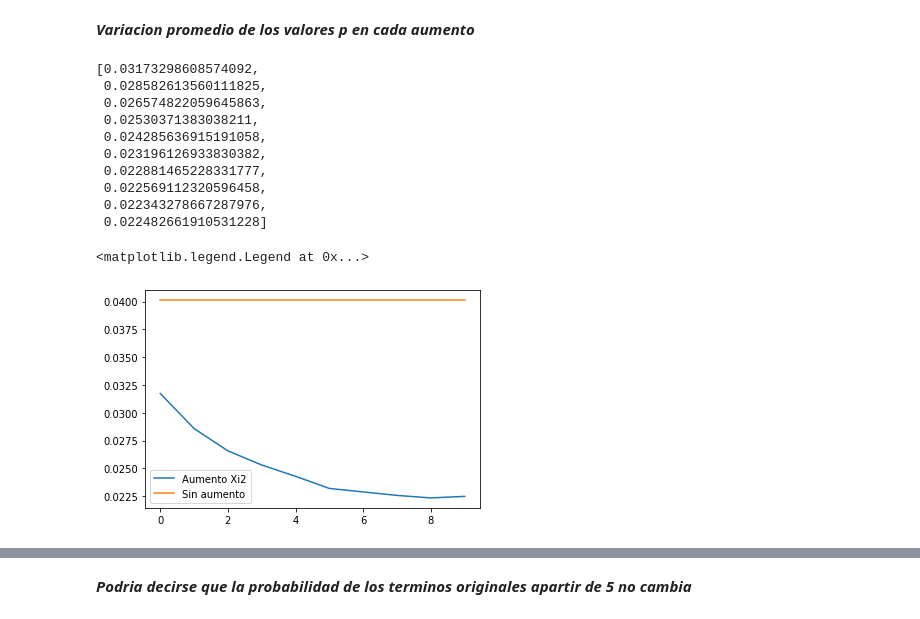
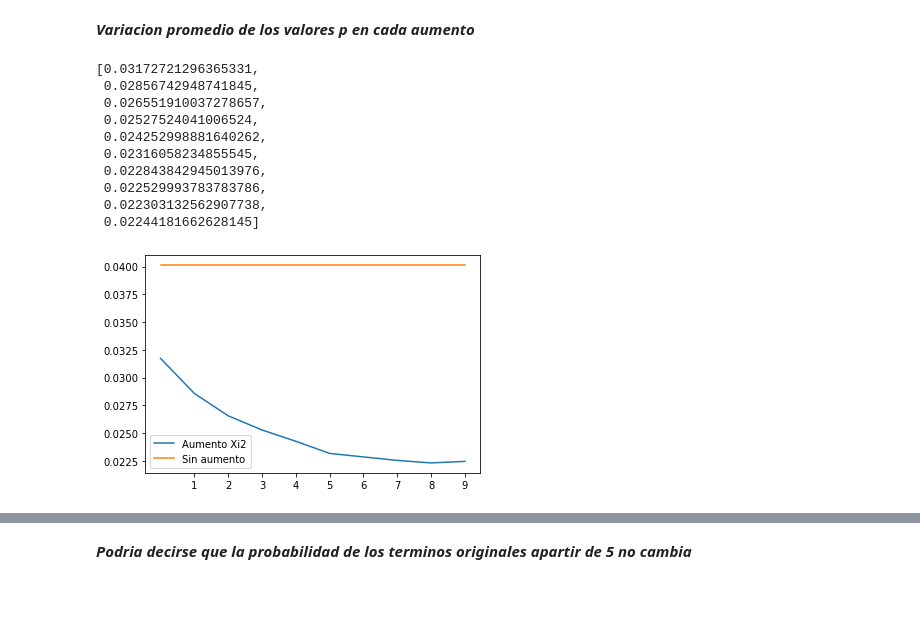
Before and after one commit to v1ktop/data_augmentation_for_author_profiling, a Jupyter notebook: notebooks/chi_cuadrada_analisis.ipynb, the cells around one changed output, grey strips where cells are left out. Cells and saved outputs as stored; diff of their text form; code cells hidden in the pictures.

```diff
--- a/notebooks/chi_cuadrada_analisis.ipynb
+++ b/notebooks/chi_cuadrada_analisis.ipynb
@@ -31,7 +23,7 @@ from word_level_da.classifier.svm_text import Svm_Text
 # %% [markdown]
 ## Clave del conjunto de datos
 # %%
-key="depresion18_drive"
+key="depresion18_local"
 # %%
 data_cls=Dataset(key=key, remove_end=True, chunking=True, doc_len=64, min_len=32)
 # %%
@@ -298,22 +329,22 @@ mean_pvalues=[values.pval.mean() for values in original_words_scores]
 # %%
 mean_pvalues
 # %% [output]
-[0.03173298608574092,
- 0.028582613560111825,
- 0.026574822059645863,
- 0.02530371383038211,
- 0.024285636915191058,
- 0.023196126933830382,
- 0.022881465228331777,
- 0.022569112320596458,
- 0.022343278667287976,
- 0.022482661910531228]
+[0.03172721296365331,
+ 0.02856742948741845,
+ 0.026551910037278657,
+ 0.02527524041006524,
+ 0.024252998881640262,
+ 0.02316058234855545,
+ 0.022843842945013976,
+ 0.022529993783783786,
+ 0.022303132562907738,
+ 0.02244181662628145]
-# %%
-no_aumento2=[top_original_filtered.pval.mean()]*10
 # %%
+beingsaved = plt.figure()
+plt.xticks(x, x)
 plt.plot(mean_pvalues)
 plt.plot(no_aumento2)
 plt.legend(["Aumento Xi2", "Sin aumento"])
+beingsaved.savefig("promediop_comservadas.png", format="png")
 # %% [output]
-<matplotlib.legend.Legend at 0x...>
-[figure, old version]
+[figure, new version]
```
Also changed, not shown: parts of 35 cells of this notebook, 21 other files.
